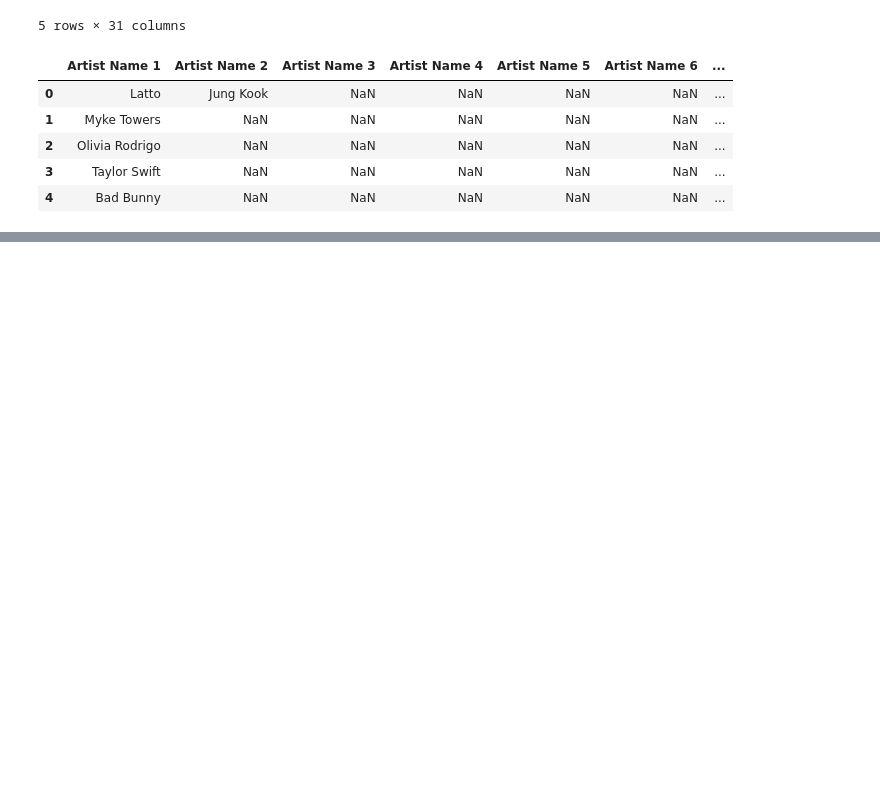
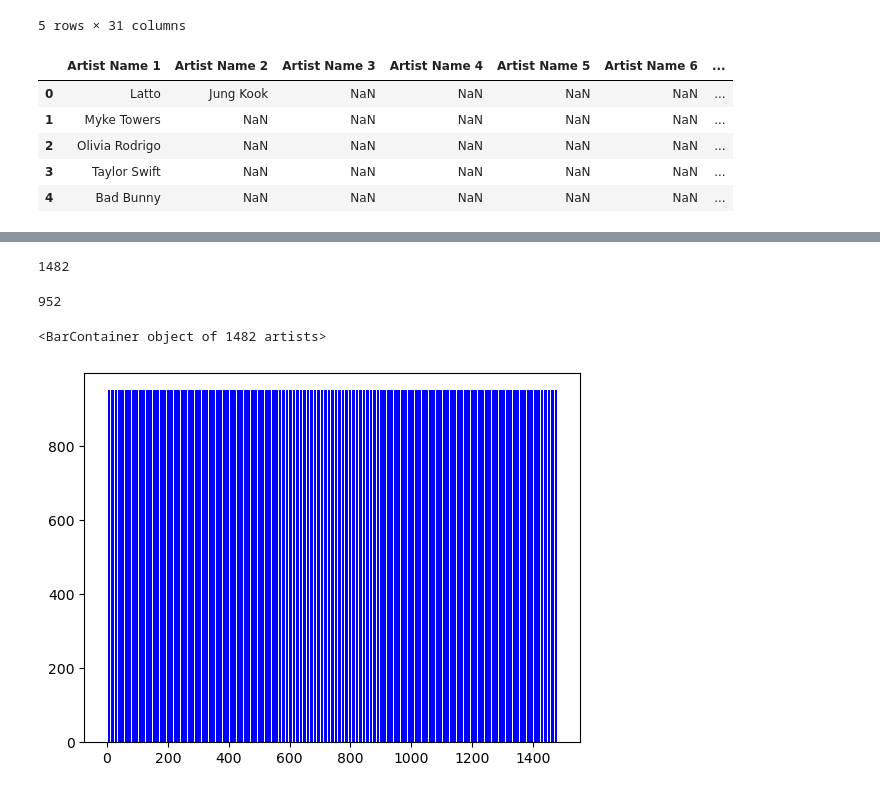
Before and after one commit to d6kramer/project-1-group-08, a Jupyter notebook: starter_notebook.ipynb, the cells around one changed output, grey strips where cells are left out. Saved outputs shown, nothing was run; the diff lists cells and outputs as text; code cells hidden in the pictures; blank space fills up the shorter version.

Commit message:
fixed list

```diff
--- a/starter_notebook.ipynb
+++ b/starter_notebook.ipynb
@@ -49,8 +50,14 @@ artist7_list = artist_df["Artist Name 7"].dropna().tolist()
 artist8_list = artist_df["Artist Name 8"].dropna().tolist()
 
 #compile the lists
-artist_list.append([artist1_list,artist2_list,artist3_list,artist4_list,
-                    artist5_list,artist6_list,artist7_list,artist8_list])
+artist_list.extend(artist1_list)
+artist_list.extend(artist2_list)
+artist_list.extend(artist3_list)
+artist_list.extend(artist4_list)
+artist_list.extend(artist5_list)
+artist_list.extend(artist6_list)
+artist_list.extend(artist7_list)
+artist_list.extend(artist8_list)
 
 artist_list
 # %% [output]
@@ -74,3 +81,22 @@ artist_list
+# %%
+# alist_df = pd.DataFrame(artist_list)
+# alist_df.head()
+print(len(artist_list))
+# %% [output]
+1482
+# %%
+counter = 0
+for row in spotify_df["track_name"]:
+   counter = counter + 1
+counter
+# %% [output]
+952
+# %%
+x_axis = np.arange(len(artist_list))
+plt.bar(x_axis, counter, color="b", align="center")
+# %% [output]
+<BarContainer object of 1482 artists>
+[figure, added]
 # %%
 #Austin!
 # %%
```
Also changed, not shown: parts of 2 cells of this notebook.
